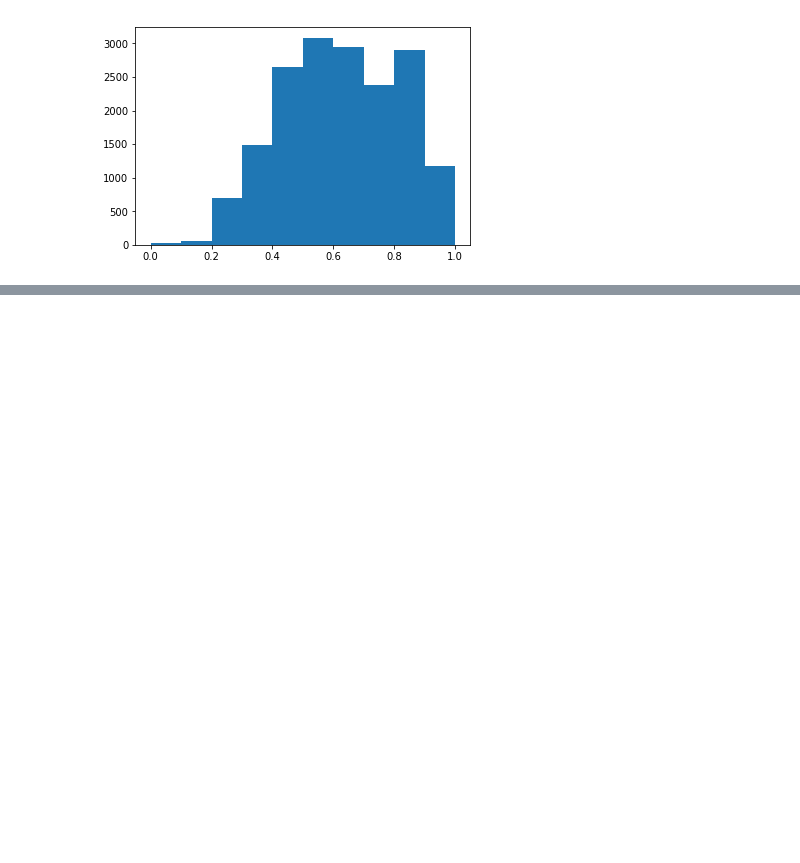
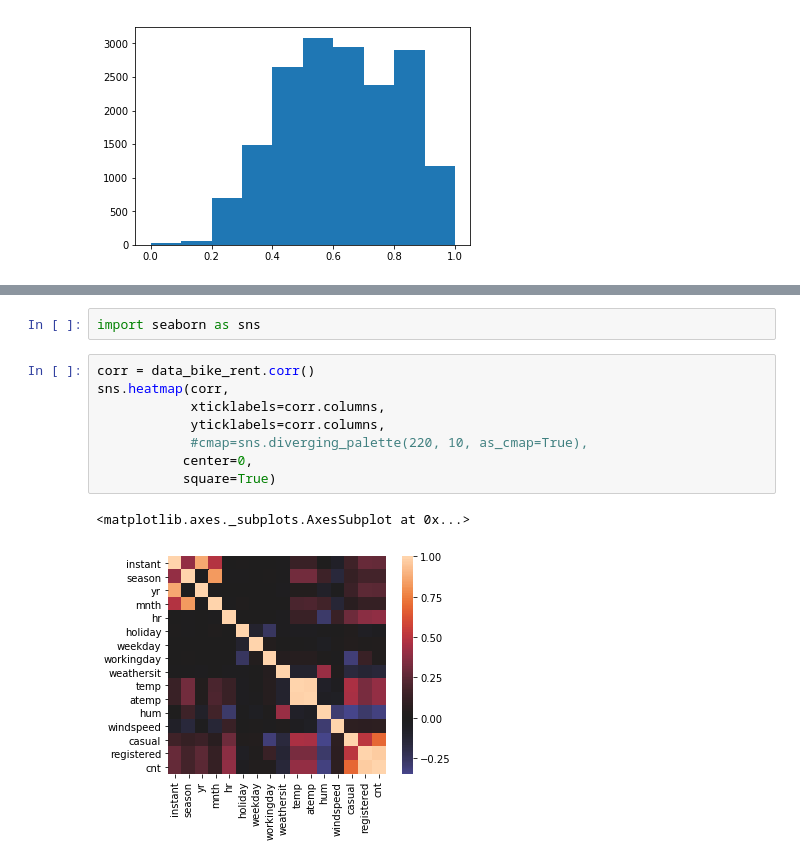
Before and after one commit to florian-huber/python_data_exploration_tutorial, a Jupyter notebook: notebooks/Dataset_example1_London_bikes.ipynb, the cells around one changed output, grey strips where cells are left out. Cells and saved outputs as stored; diff of their text form; blank space fills up the shorter version.

```diff
--- a/notebooks/Dataset_example1_London_bikes.ipynb
+++ b/notebooks/Dataset_example1_London_bikes.ipynb
@@ -135,0 +93,13 @@ plot_corr_matrix(data_bike_rent, 10)
+# %%
+import seaborn as sns
+# %%
+corr = data_bike_rent.corr()
+sns.heatmap(corr,
+            xticklabels=corr.columns,
+            yticklabels=corr.columns,
+            #cmap=sns.diverging_palette(220, 10, as_cmap=True),
+           center=0,
+           square=True)
+# %% [output]
+<matplotlib.axes._subplots.AxesSubplot at 0x...>
+[figure, added]
```
Also changed, not shown: parts of 26 cells of this notebook.
